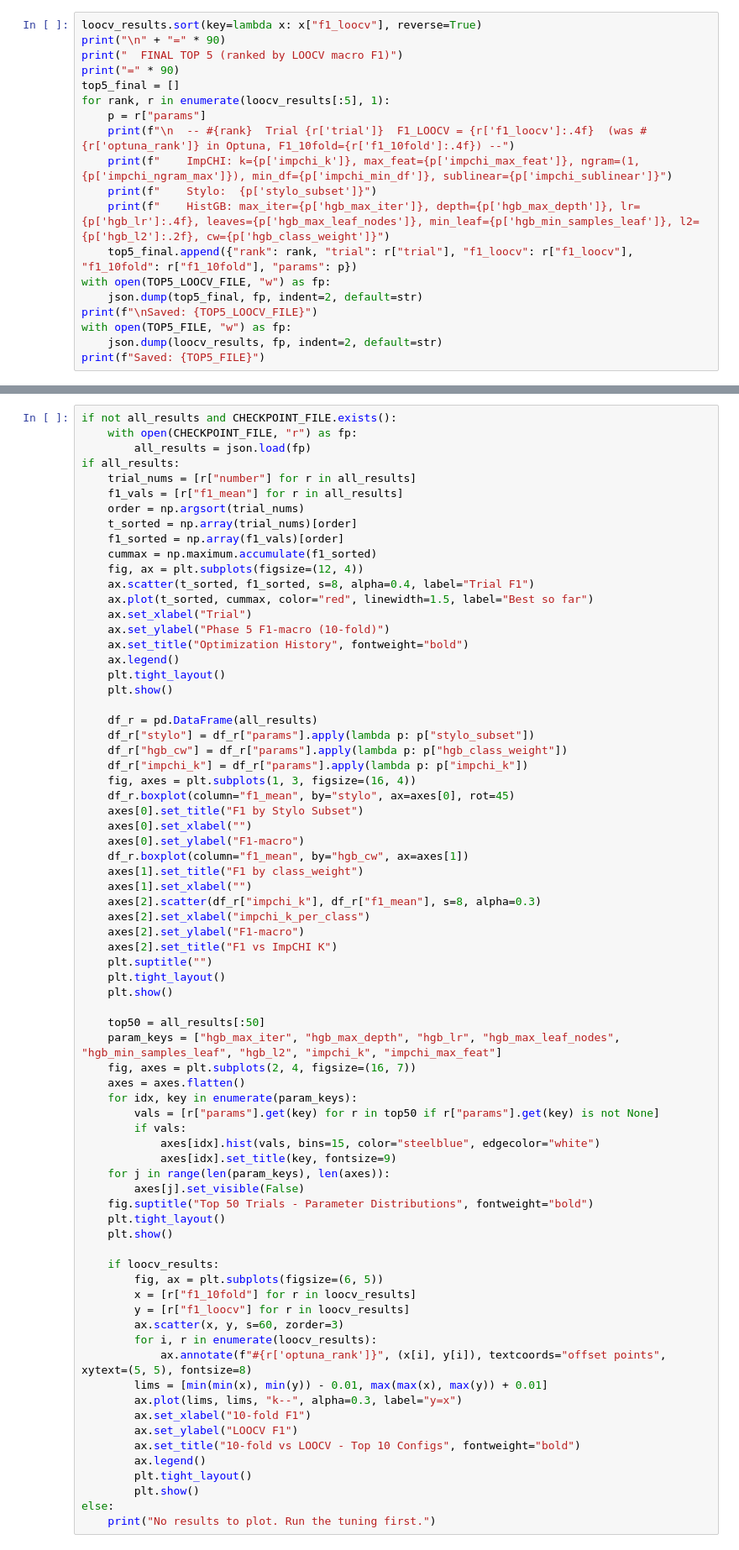
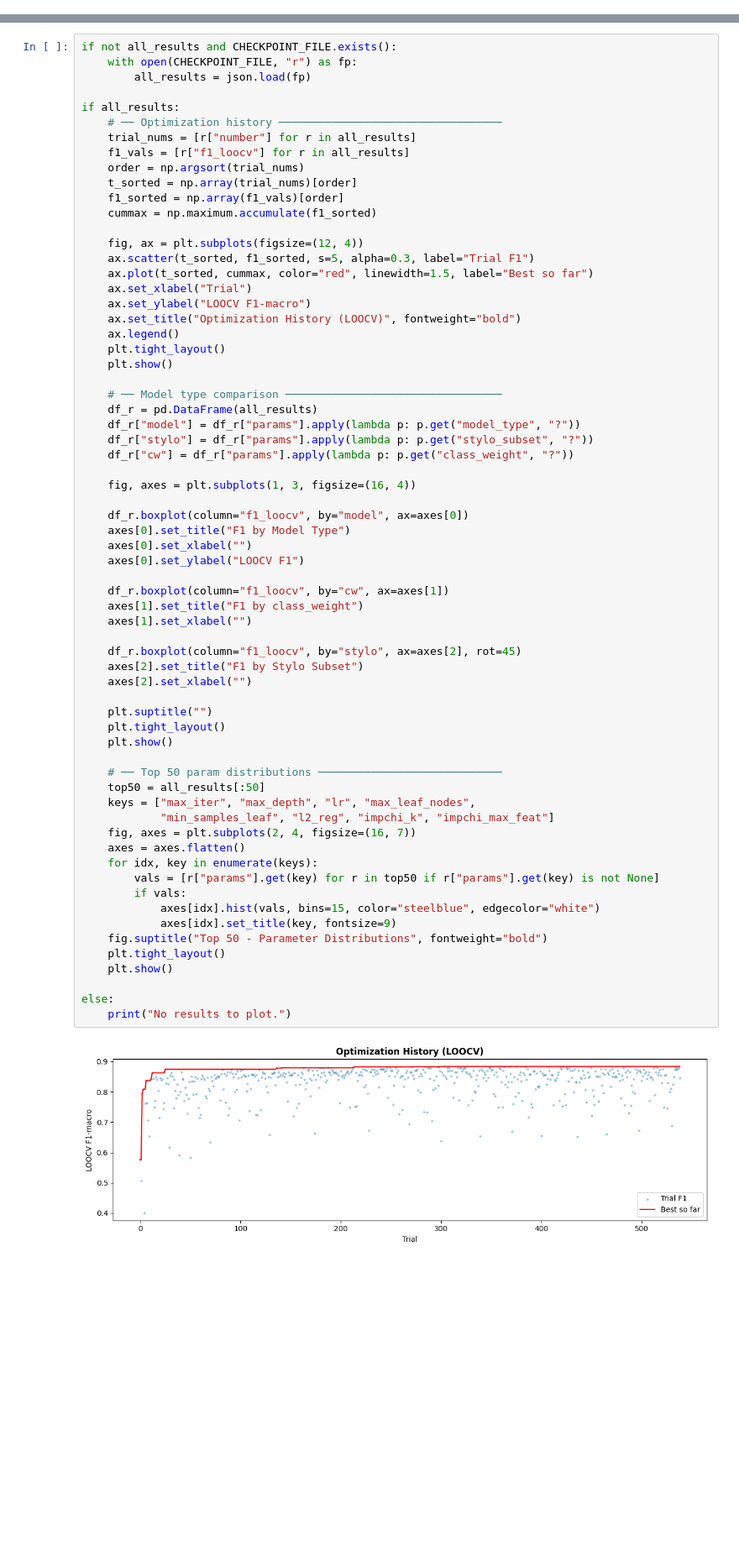
Before and after one commit to simoneP-txt/MALTO-Hackathon, a Jupyter notebook: phase5_tuning.ipynb, the cells around one changed output, grey strips where cells are left out. Shown at 84% size. Saved outputs shown, nothing was run; the diff lists cells and outputs as text; blank space fills up the shorter version.

```diff
--- a/phase5_tuning.ipynb
+++ b/phase5_tuning.ipynb
@@ -336,19 +530,0 @@ for rank, r in enumerate(top10_optuna, 1):
-# %%
-loocv_results.sort(key=lambda x: x["f1_loocv"], reverse=True)
-print("\n" + "=" * 90)
-print("  FINAL TOP 5 (ranked by LOOCV macro F1)")
-print("=" * 90)
-top5_final = []
-for rank, r in enumerate(loocv_results[:5], 1):
-    p = r["params"]
-    print(f"\n  -- #{rank}  Trial {r['trial']}  F1_LOOCV = {r['f1_loocv']:.4f}  (was #{r['optuna_rank']} in Optuna, F1_10fold={r['f1_10fold']:.4f}) --")
-    print(f"    ImpCHI: k={p['impchi_k']}, max_feat={p['impchi_max_feat']}, ngram=(1,{p['impchi_ngram_max']}), min_df={p['impchi_min_df']}, sublinear={p['impchi_sublinear']}")
-    print(f"    Stylo:  {p['stylo_subset']}")
-    print(f"    HistGB: max_iter={p['hgb_max_iter']}, depth={p['hgb_max_depth']}, lr={p['hgb_lr']:.4f}, leaves={p['hgb_max_leaf_nodes']}, min_leaf={p['hgb_min_samples_leaf']}, l2={p['hgb_l2']:.2f}, cw={p['hgb_class_weight']}")
-    top5_final.append({"rank": rank, "trial": r["trial"], "f1_loocv": r["f1_loocv"], "f1_10fold": r["f1_10fold"], "params": p})
-with open(TOP5_LOOCV_FILE, "w") as fp:
-    json.dump(top5_final, fp, indent=2, default=str)
-print(f"\nSaved: {TOP5_LOOCV_FILE}")
-with open(TOP5_FILE, "w") as fp:
-    json.dump(loocv_results, fp, indent=2, default=str)
-print(f"Saved: {TOP5_FILE}")
@@ -356,72 +614,67 @@ print(f"Saved: {TOP5_FILE}")
 if not all_results and CHECKPOINT_FILE.exists():
     with open(CHECKPOINT_FILE, "r") as fp:
         all_results = json.load(fp)
+
 if all_results:
+    # ── Optimization history ──────────────────────────────────
     trial_nums = [r["number"] for r in all_results]
-    f1_vals = [r["f1_mean"] for r in all_results]
+    f1_vals = [r["f1_loocv"] for r in all_results]
     order = np.argsort(trial_nums)
     t_sorted = np.array(trial_nums)[order]
     f1_sorted = np.array(f1_vals)[order]
     cummax = np.maximum.accumulate(f1_sorted)
+
     fig, ax = plt.subplots(figsize=(12, 4))
-    ax.scatter(t_sorted, f1_sorted, s=8, alpha=0.4, label="Trial F1")
+    ax.scatter(t_sorted, f1_sorted, s=5, alpha=0.3, label="Trial F1")
     ax.plot(t_sorted, cummax, color="red", linewidth=1.5, label="Best so far")
     ax.set_xlabel("Trial")
-    ax.set_ylabel("Phase 5 F1-macro (10-fold)")
-    ax.set_title("Optimization History", fontweight="bold")
+    ax.set_ylabel("LOOCV F1-macro")
+    ax.set_title("Optimization History (LOOCV)", fontweight="bold")
     ax.legend()
     plt.tight_layout()
     plt.show()
 
+    # ── Model type comparison ─────────────────────────────────
     df_r = pd.DataFrame(all_results)
-    df_r["stylo"] = df_r["params"].apply(lambda p: p["stylo_subset"])
-    df_r["hgb_cw"] = df_r["params"].apply(lambda p: p["hgb_class_weight"])
-    df_r["impchi_k"] = df_r["params"].apply(lambda p: p["impchi_k"])
+    df_r["model"] = df_r["params"].apply(lambda p: p.get("model_type", "?"))
+    df_r["stylo"] = df_r["params"].apply(lambda p: p.get("stylo_subset", "?"))
+    df_r["cw"] = df_r["params"].apply(lambda p: p.get("class_weight", "?"))
+
     fig, axes = plt.subplots(1, 3, figsize=(16, 4))
-    df_r.boxplot(column="f1_mean", by="stylo", ax=axes[0], rot=45)
-    axes[0].set_title("F1 by Stylo Subset")
+
+    df_r.boxplot(column="f1_loocv", by="model", ax=axes[0])
+    axes[0].set_title("F1 by Model Type")
     axes[0].set_xlabel("")
-    axes[0].set_ylabel("F1-macro")
-    df_r.boxplot(column="f1_mean", by="hgb_cw", ax=axes[1])
+    axes[0].set_ylabel("LOOCV F1")
+
+    df_r.boxplot(column="f1_loocv", by="cw", ax=axes[1])
     axes[1].set_title("F1 by class_weight")
     axes[1].set_xlabel("")
-    axes[2].scatter(df_r["impchi_k"], df_r["f1_mean"], s=8, alpha=0.3)
-    axes[2].set_xlabel("impchi_k_per_class")
-    axes[2].set_ylabel("F1-macro")
-    axes[2].set_title("F1 vs ImpCHI K")
+
+    df_r.boxplot(column="f1_loocv", by="stylo", ax=axes[2], rot=45)
+    axes[2].set_title("F1 by Stylo Subset")
+    axes[2].set_xlabel("")
+
     plt.suptitle("")
     plt.tight_layout()
     plt.show()
 
+    # ── Top 50 param distributions ────────────────────────────
     top50 = all_results[:50]
-    param_keys = ["hgb_max_iter", "hgb_max_depth", "hgb_lr", "hgb_max_leaf_nodes", "hgb_min_samples_leaf", "hgb_l2", "impchi_k", "impchi_max_feat"]
+    keys = ["max_iter", "max_depth", "lr", "max_leaf_nodes",
+            "min_samples_leaf", "l2_reg", "impchi_k", "impchi_max_feat"]
     fig, axes = plt.subplots(2, 4, figsize=(16, 7))
     axes = axes.flatten()
-    for idx, key in enumerate(param_keys):
+    for idx, key in enumerate(keys):
         vals = [r["params"].get(key) for r in top50 if r["params"].get(key) is not None]
         if vals:
             axes[idx].hist(vals, bins=15, color="steelblue", edgecolor="white")
             axes[idx].set_title(key, fontsize=9)
-    for j in range(len(param_keys), len(axes)):
-        axes[j].set_visible(False)
-    fig.suptitle("Top 50 Trials - Parameter Distributions", fontweight="bold")
+    fig.suptitle("Top 50 - Parameter Distributions", fontweight="bold")
     plt.tight_layout()
     plt.show()
 
-    if loocv_results:
-        fig, ax = plt.subplots(figsize=(6, 5))
-        x = [r["f1_10fold"] for r in loocv_results]
-        y = [r["f1_loocv"] for r in loocv_results]
-        ax.scatter(x, y, s=60, zorder=3)
-        for i, r in enumerate(loocv_results):
-            ax.annotate(f"#{r['optuna_rank']}", (x[i], y[i]), textcoords="offset points", xytext=(5, 5), fontsize=8)
-        lims = [min(min(x), min(y)) - 0.01, max(max(x), max(y)) + 0.01]
-        ax.plot(lims, lims, "k--", alpha=0.3, label="y=x")
-        ax.set_xlabel("10-fold F1")
-        ax.set_ylabel("LOOCV F1")
-        ax.set_title("10-fold vs LOOCV - Top 10 Configs", fontweight="bold")
-        ax.legend()
-        plt.tight_layout()
-        plt.show()
 else:
-    print("No results to plot. Run the tuning first.")
+    print("No results to plot.")
+# %% [output]
+[figure, added]
```
Also changed, not shown: parts of 26 cells of this notebook, 33 other files.
